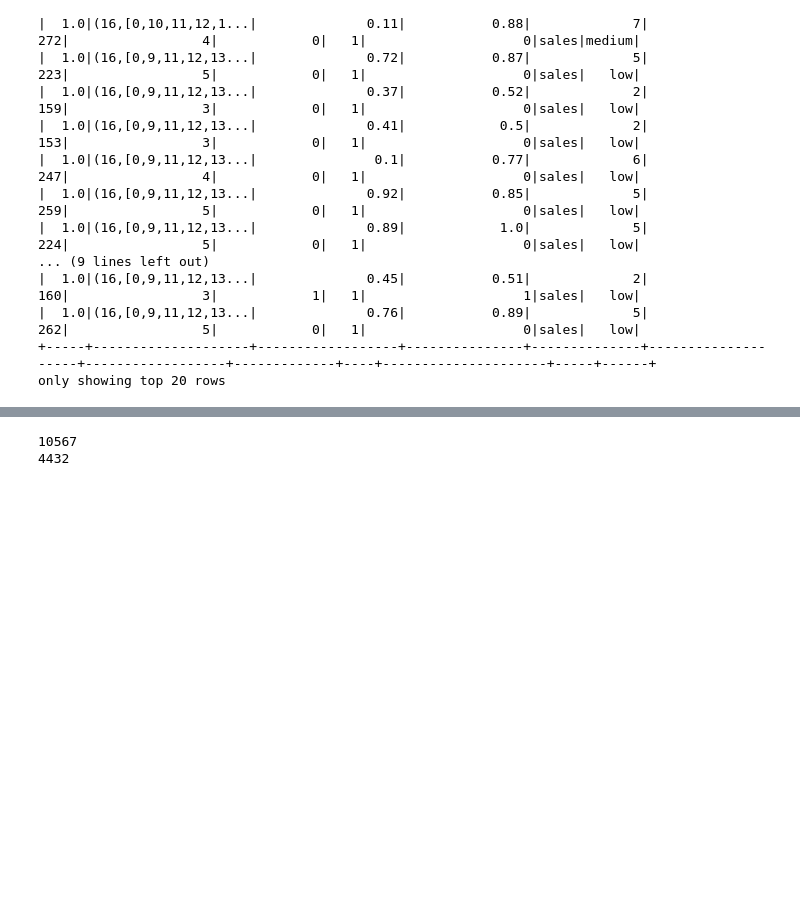
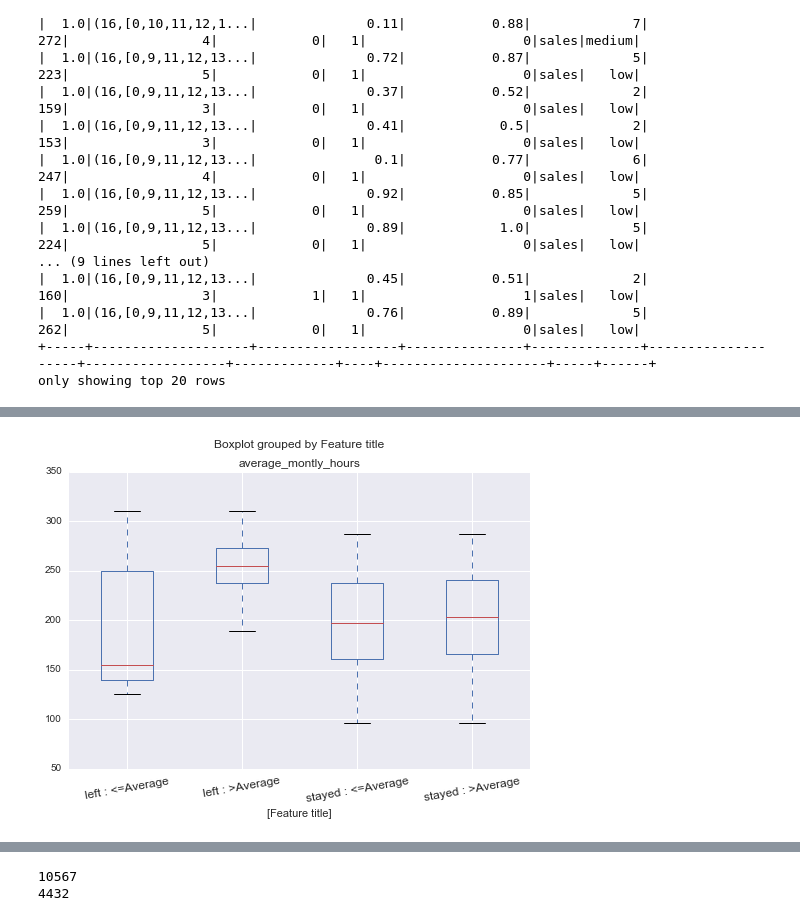
Before and after one commit to kkgoswami/humanResourceAnalytics, a Jupyter notebook: spark2.ipynb, the cells around one changed output, grey strips where cells are left out. Drawn from its saved outputs; the diff is of its cells as text; code cells hidden in the pictures; blank space fills up the shorter version.

Commit message:
data analysis

```diff
--- a/spark2.ipynb
+++ b/spark2.ipynb
@@ -68,0 +80,28 @@ only showing top 20 rows
+# %%
+evalMean = visualizedf['last_evaluation'].mean()
+evalStd = np.std(visualizedf['last_evaluation'])
+visualizedf['Performance(standard units)'] = (visualizedf['last_evaluation']- evalMean)/evalStd
+# %%
+def performance_label(row):
+    performance = row['Performance(standard units)']
+    if performance >=1:
+        result = '>Average'
+    else:
+        result = '<=Average'
+
+    return(result)
+# %%
+visualizedf['performance label'] = visualizedf.apply(performance_label, axis = 1)
+left_dict = {1: 'left', 0: 'stayed'}
+visualizedf['left(as_string)'] = (visualizedf['left'].map(left_dict))
+salary_dict = {'low': 60000, 'medium': 100000, 'high': 150000}
+visualizedf['salary_estimate'] = visualizedf['salary'].map(salary_dict)
+# %%
+columns = (visualizedf.columns)
+num_columns = (visualizedf._get_numeric_data().columns)
+
+hrData = visualizedf
+hrData['Feature title'] = hrData['left(as_string)'] + ' : ' + hrData['performance label']
+
+hrData_pivot = hrData.pivot_table(index= (['Feature title']), values =num_columns, aggfunc=np.mean)
+hrData_pivot.transpose()
@@ -68,0 +121,6 @@ only showing top 20 rows
+# %%
+hrData[['Feature title', 'average_montly_hours']].boxplot(by = 'Feature title')
+plt.xticks(rotation = 10)
+plt.show()
+# %% [output]
+[figure, added]
```
Also changed, not shown: parts of 7 cells of this notebook.
